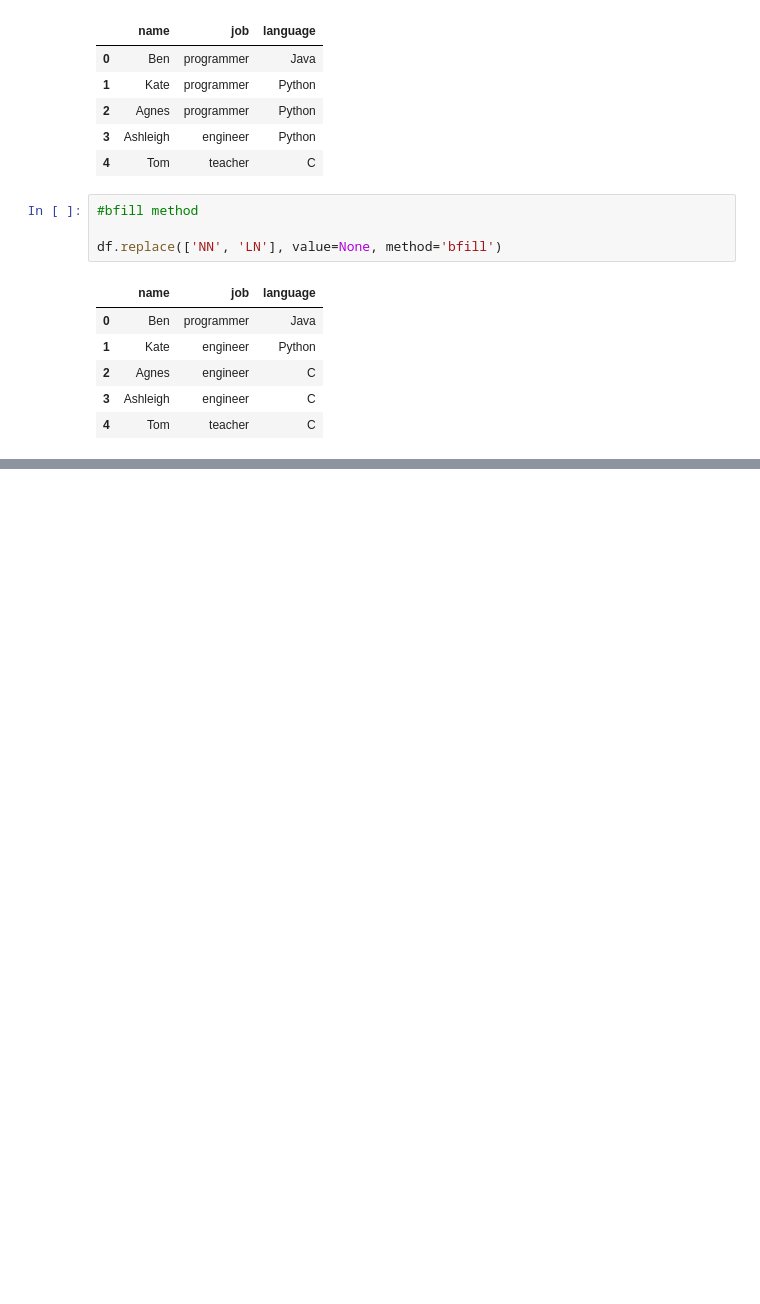
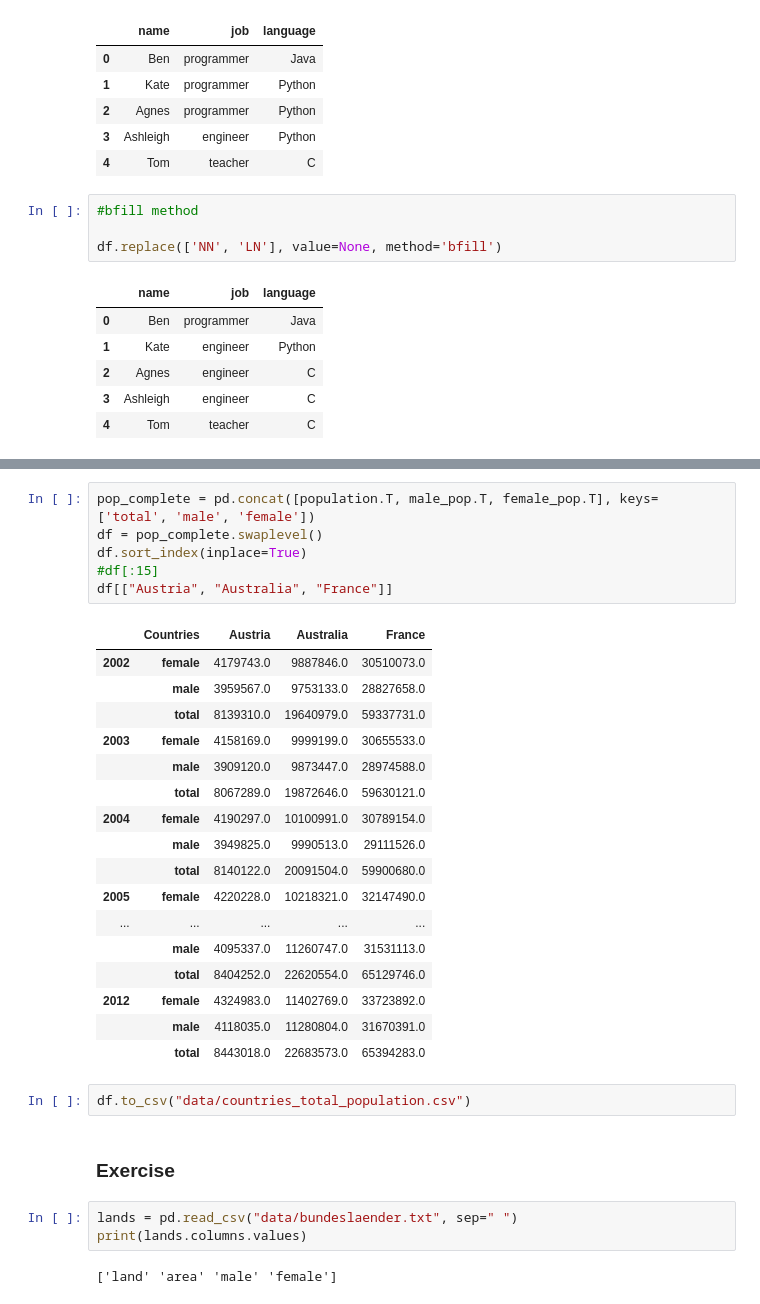
Before and after one commit to alfred-ojuku/Pandas-Tutorials-for-Data-Analysis, a Jupyter notebook: Pandas.ipynb, the cells around one changed output, grey strips where cells are left out. Saved outputs shown, nothing was run; the diff lists cells and outputs as text; blank space fills up the shorter version.

```diff
--- a/Pandas.ipynb
+++ b/Pandas.ipynb
@@ -1207,0 +1589,33 @@ df.replace(['NN', 'LN'], value=None, method='bfill')
+# %%
+pop_complete = pd.concat([population.T, male_pop.T, female_pop.T], keys=['total', 'male', 'female'])
+df = pop_complete.swaplevel()
+df.sort_index(inplace=True)
+#df[:15]
+df[["Austria", "Australia", "France"]]
+# %% [output]
+|  | Countries | Austria | Australia | France |
+| 2002 | female | 4179743.0 | 9887846.0 | 30510073.0 |
+|  | male | 3959567.0 | 9753133.0 | 28827658.0 |
+|  | total | 8139310.0 | 19640979.0 | 59337731.0 |
+| 2003 | female | 4158169.0 | 9999199.0 | 30655533.0 |
+|  | male | 3909120.0 | 9873447.0 | 28974588.0 |
+|  | total | 8067289.0 | 19872646.0 | 59630121.0 |
+| 2004 | female | 4190297.0 | 10100991.0 | 30789154.0 |
+|  | male | 3949825.0 | 9990513.0 | 29111526.0 |
+|  | total | 8140122.0 | 20091504.0 | 59900680.0 |
+| 2005 | female | 4220228.0 | 10218321.0 | 32147490.0 |
+| ... | ... | ... | ... | ... |
+|  | male | 4095337.0 | 11260747.0 | 31531113.0 |
+|  | total | 8404252.0 | 22620554.0 | 65129746.0 |
+| 2012 | female | 4324983.0 | 11402769.0 | 33723892.0 |
+|  | male | 4118035.0 | 11280804.0 | 31670391.0 |
+|  | total | 8443018.0 | 22683573.0 | 65394283.0 |
+# %%
+df.to_csv("data/countries_total_population.csv")
+# %% [markdown]
+### Exercise
+# %%
+lands = pd.read_csv("data/bundeslaender.txt", sep=" ")
+print(lands.columns.values)
+# %% [output]
+['land' 'area' 'male' 'female']
```
Also changed, not shown: parts of 46 cells of this notebook, 7 other files.
